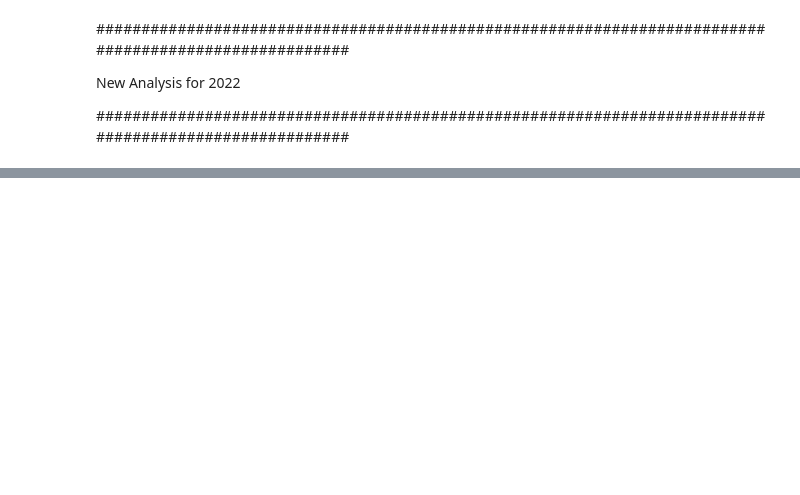
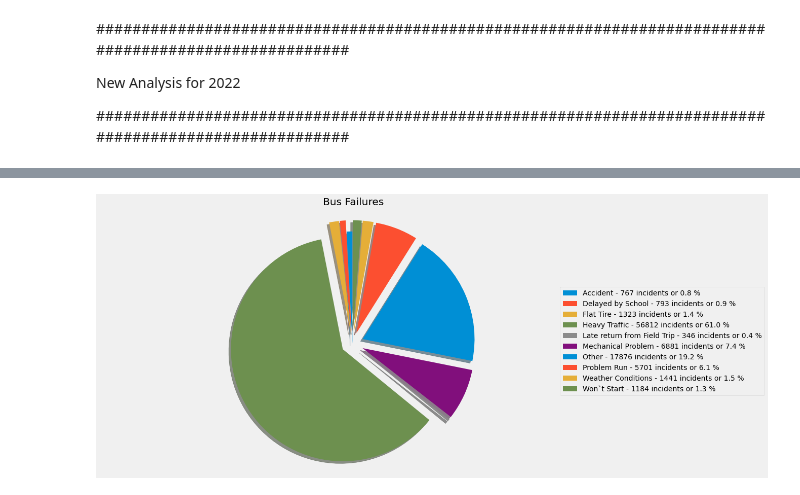
Before and after one commit to NewYorkCityCouncil/schoolBusDelays2022, a Jupyter notebook: code/school_bus_analysis.ipynb, the cells around one changed output, grey strips where cells are left out. Saved outputs shown, nothing was run; the diff lists cells and outputs as text; code cells hidden in the pictures; blank space fills up the shorter version.

```diff
--- a/code/school_bus_analysis.ipynb
+++ b/code/school_bus_analysis.ipynb
@@ -449,0 +430,43 @@ time: 1.81 s (started: 2022-11-01 17:37:13 -04:00)
+# %%
+# Reason for school bus delays
+
+data_tmp = data.groupby([data['Occurred_On'].dt.year, data['Occurred_On'].dt.month,
+              data['Occurred_On'].dt.day]).count()
+data_tmp.index.set_names(['Year', 'Month', 'Day'], inplace = True)
+days_to_drop = data_tmp[data_tmp['School_Year'] < num_delays_threshold].index
+
+data_tmp = data.set_index([data['Occurred_On'].dt.year, data['Occurred_On'].dt.month,
+              data['Occurred_On'].dt.day])
+data_tmp.index.set_names(['Year', 'Month', 'Day'], inplace = True)
+data_tmp = data_tmp.drop(days_to_drop).sort_index()
+
+# Make data_tmp post covid
+data_tmp = data_tmp[(data_tmp.index.get_level_values(0) >= 2021)]
+data_tmp = data_tmp[(data_tmp.index.get_level_values(0) >= 2022) |
+                    (data_tmp.index.get_level_values(1) > 8)]
+
+#Subset to past 2 months
+# data_tmp = data_tmp[(data_tmp.index.get_level_values(0) == 2022 ) &
+#                     (data_tmp.index.get_level_values(1).isin([9, 10]))]
+
+num = data_tmp.groupby('Reason').count()['School_Year']
+reason = num.index
+
+percent = []
+for i in num:
+    percent.append(float(i)*100/float(np.array(num).sum()))
+
+labels = ['{0} - {1} incidents or {2:1.1f} %'.format(i,j,k) for i,j,k in zip(reason, num, percent)]
+
+explode = [0,0.1,0.1,0.1,0.1,0.1,0.1,0.1,0.1,0.1]
+
+# Plot
+plt.rcParams["figure.figsize"] = [16,9]
+
+patches, texts = plt.pie(num, shadow=True, explode = explode, startangle=90)
+
+plt.legend(patches, labels, loc='center left', bbox_to_anchor=(.9, .5))
+plt.title("Bus Failures")
+plt.axis('equal');
+# %% [output]
+[figure, added]
```
Also changed, not shown: parts of 27 cells of this notebook.
